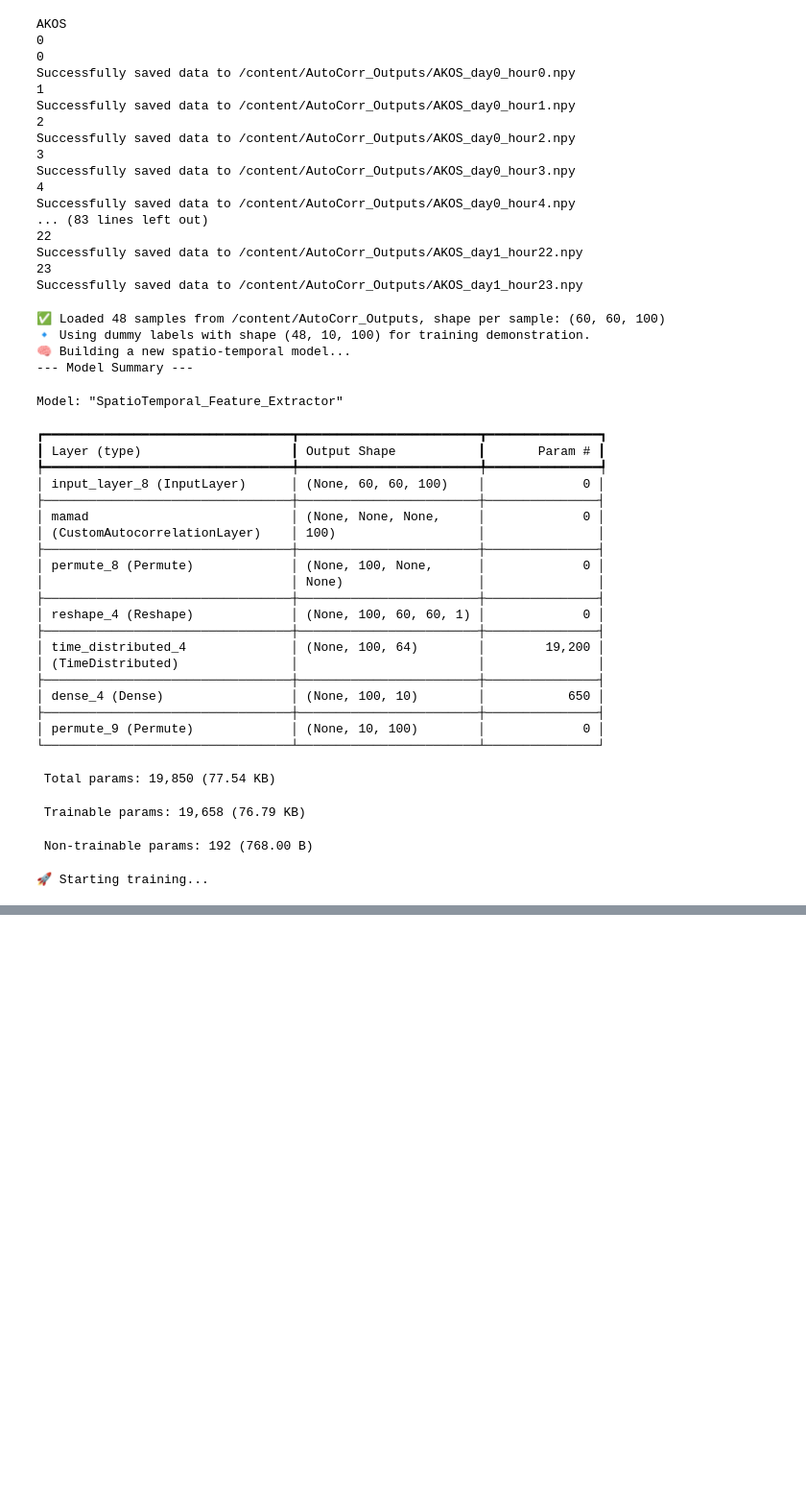
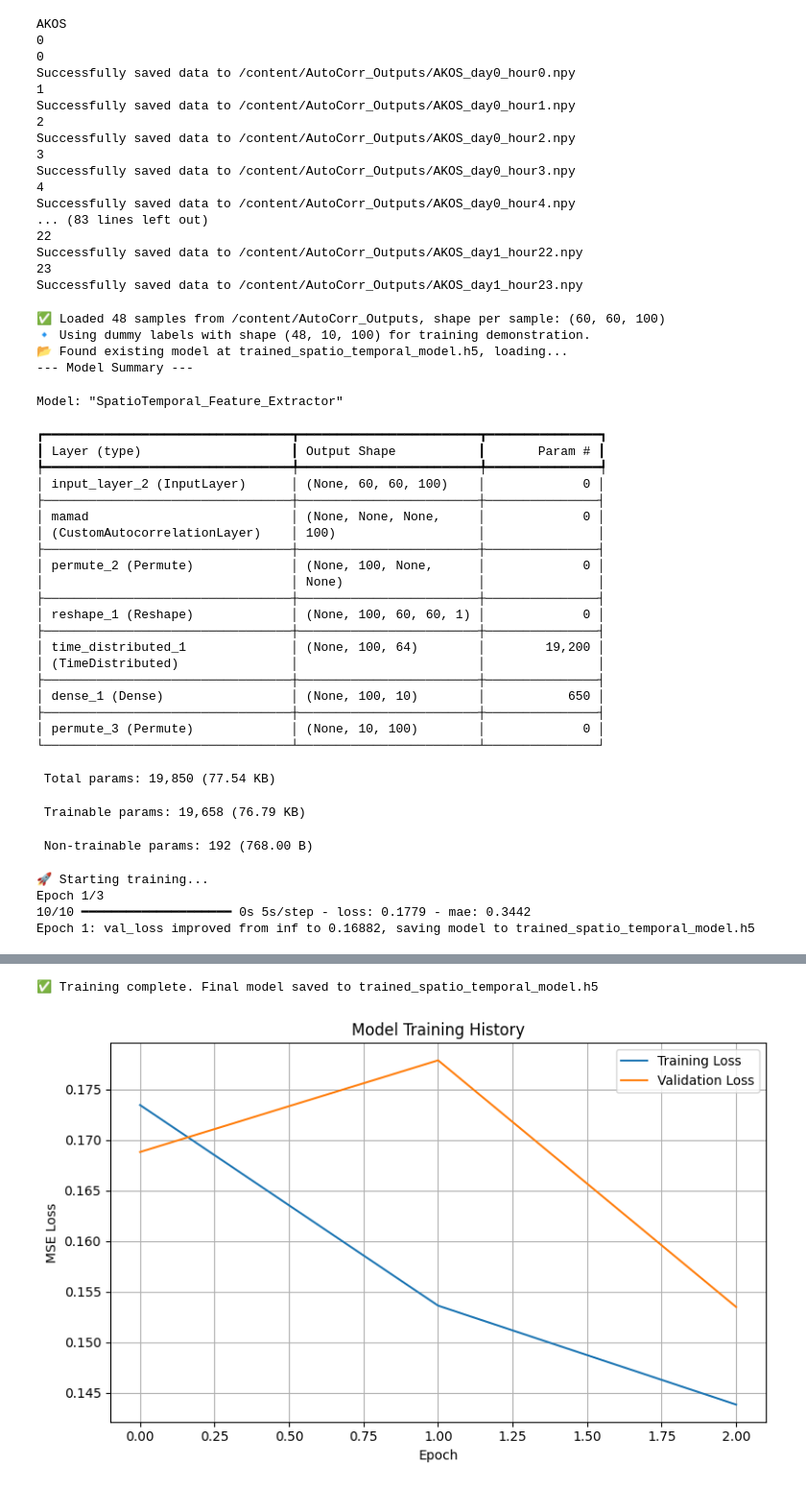
Before and after one commit to Mahdi-Miri/Signal_Proccesing, a Jupyter notebook: Signal_Proccesing.ipynb, the cells around one changed output, grey strips where cells are left out. Shown: that part at 96% size. Drawn from its saved outputs; the diff is of its cells as text; code cells hidden in the pictures; blank space fills up the shorter version.

```diff
--- a/Signal_Proccesing.ipynb
+++ b/Signal_Proccesing.ipynb
@@ -549,7 +549,7 @@ def train_model():
     history = model.fit(
         X_train, y_train,
         validation_data=(X_val, y_val),
-        epochs=1,
+        epochs=3,
         batch_size=4,
         callbacks=[checkpoint, early_stop],
         verbose=1
@@ -585,30 +585,33 @@ if __name__ == '__main__':
 # %% [output]
 ✅ Loaded 48 samples from /content/AutoCorr_Outputs, shape per sample: (60, 60, 100)
 🔹 Using dummy labels with shape (48, 10, 100) for training demonstration.
-🧠 Building a new spatio-temporal model...
+📂 Found existing model at trained_spatio_temporal_model.h5, loading...
 --- Model Summary ---
 Model: "SpatioTemporal_Feature_Extractor"
 ┏━━━━━━━━━━━━━━━━━━━━━━━━━━━━━━━━━┳━━━━━━━━━━━━━━━━━━━━━━━━┳━━━━━━━━━━━━━━━┓
 ┃ Layer (type)                    ┃ Output Shape           ┃       Param # ┃
 ┡━━━━━━━━━━━━━━━━━━━━━━━━━━━━━━━━━╇━━━━━━━━━━━━━━━━━━━━━━━━╇━━━━━━━━━━━━━━━┩
-│ input_layer_8 (InputLayer)      │ (None, 60, 60, 100)    │             0 │
+│ input_layer_2 (InputLayer)      │ (None, 60, 60, 100)    │             0 │
 ├─────────────────────────────────┼────────────────────────┼───────────────┤
 │ mamad                           │ (None, None, None,     │             0 │
 │ (CustomAutocorrelationLayer)    │ 100)                   │               │
 ├─────────────────────────────────┼────────────────────────┼───────────────┤
-│ permute_8 (Permute)             │ (None, 100, None,      │             0 │
+│ permute_2 (Permute)             │ (None, 100, None,      │             0 │
 │                                 │ None)                  │               │
 ├─────────────────────────────────┼────────────────────────┼───────────────┤
-│ reshape_4 (Reshape)             │ (None, 100, 60, 60, 1) │             0 │
+│ reshape_1 (Reshape)             │ (None, 100, 60, 60, 1) │             0 │
 ├─────────────────────────────────┼────────────────────────┼───────────────┤
-│ time_distributed_4              │ (None, 100, 64)        │        19,200 │
+│ time_distributed_1              │ (None, 100, 64)        │        19,200 │
 │ (TimeDistributed)               │                        │               │
 ├─────────────────────────────────┼────────────────────────┼───────────────┤
-│ dense_4 (Dense)                 │ (None, 100, 10)        │           650 │
+│ dense_1 (Dense)                 │ (None, 100, 10)        │           650 │
 ├─────────────────────────────────┼────────────────────────┼───────────────┤
-│ permute_9 (Permute)             │ (None, 10, 100)        │             0 │
+│ permute_3 (Permute)             │ (None, 10, 100)        │             0 │
 └─────────────────────────────────┴────────────────────────┴───────────────┘
  Total params: 19,850 (77.54 KB)
  Trainable params: 19,658 (76.79 KB)
  Non-trainable params: 192 (768.00 B)
 🚀 Starting training...
+Epoch 1/3
+10/10 ━━━━━━━━━━━━━━━━━━━━ 0s 5s/step - loss: 0.1779 - mae: 0.3442
+Epoch 1: val_loss improved from inf to 0.16882, saving model to trained_spatio_temporal_model.h5
@@ -615,3 +630,5 @@ Model: "SpatioTemporal_Feature_Extractor"
+✅ Training complete. Final model saved to trained_spatio_temporal_model.h5
+[figure, added]
 # %%
 for i, layer in enumerate(model.layers):
     print(i, layer.name, type(layer))
```
Also changed, not shown: parts of 5 cells of this notebook.
